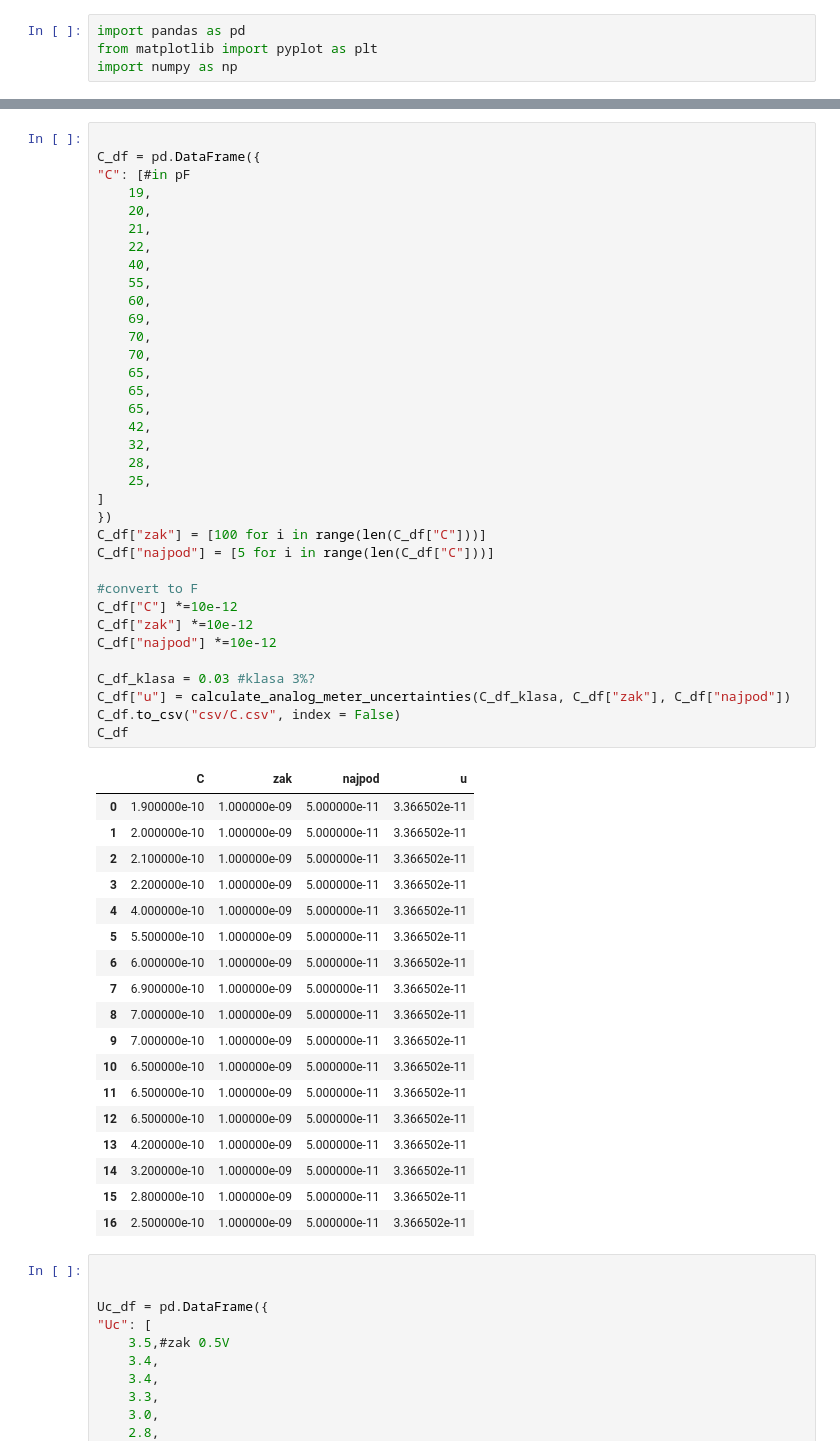
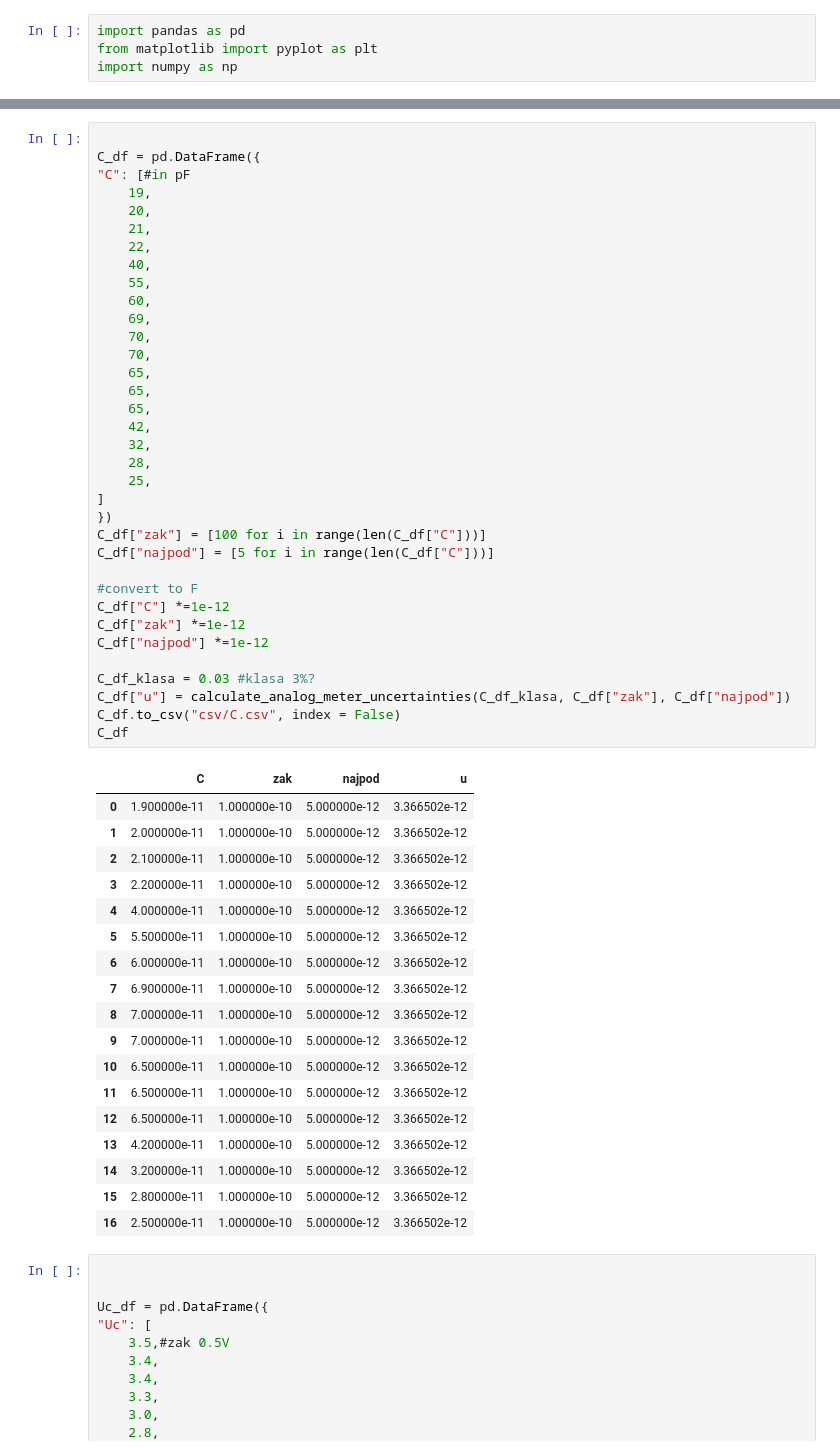
Before and after one commit to ficnawode/fizyka-pw-lab2-data-analysis, a Jupyter notebook: cw14/da.ipynb, the cells around one changed output, grey strips where cells are left out. Cells and saved outputs as stored; diff of their text form.

```diff
--- a/cw14/da.ipynb
+++ b/cw14/da.ipynb
@@ -76,53 +77,53 @@ C_df = pd.DataFrame({
     19,
     20,
     21,
     22,
     40,
     55,
     60,
     69,
     70,
     70,
     65,
     65,
     65,
     42,
     32,
     28,
     25,
 ]
 })
 C_df["zak"] = [100 for i in range(len(C_df["C"]))]
 C_df["najpod"] = [5 for i in range(len(C_df["C"]))]
 
 #convert to F
-C_df["C"] *=10e-12
-C_df["zak"] *=10e-12
-C_df["najpod"] *=10e-12
+C_df["C"] *=1e-12
+C_df["zak"] *=1e-12
+C_df["najpod"] *=1e-12
 
 C_df_klasa = 0.03 #klasa 3%?
 C_df["u"] = calculate_analog_meter_uncertainties(C_df_klasa, C_df["zak"], C_df["najpod"])
 C_df.to_csv("csv/C.csv", index = False)
 C_df
 # %% [output]
 |  | C | zak | najpod | u |
-| 0 | 1.900000e-10 | 1.000000e-09 | 5.000000e-11 | 3.366502e-11 |
-| 1 | 2.000000e-10 | 1.000000e-09 | 5.000000e-11 | 3.366502e-11 |
-| 2 | 2.100000e-10 | 1.000000e-09 | 5.000000e-11 | 3.366502e-11 |
-| 3 | 2.200000e-10 | 1.000000e-09 | 5.000000e-11 | 3.366502e-11 |
-| 4 | 4.000000e-10 | 1.000000e-09 | 5.000000e-11 | 3.366502e-11 |
-| 5 | 5.500000e-10 | 1.000000e-09 | 5.000000e-11 | 3.366502e-11 |
-| 6 | 6.000000e-10 | 1.000000e-09 | 5.000000e-11 | 3.366502e-11 |
-| 7 | 6.900000e-10 | 1.000000e-09 | 5.000000e-11 | 3.366502e-11 |
-| 8 | 7.000000e-10 | 1.000000e-09 | 5.000000e-11 | 3.366502e-11 |
-| 9 | 7.000000e-10 | 1.000000e-09 | 5.000000e-11 | 3.366502e-11 |
-| 10 | 6.500000e-10 | 1.000000e-09 | 5.000000e-11 | 3.366502e-11 |
-| 11 | 6.500000e-10 | 1.000000e-09 | 5.000000e-11 | 3.366502e-11 |
-| 12 | 6.500000e-10 | 1.000000e-09 | 5.000000e-11 | 3.366502e-11 |
-| 13 | 4.200000e-10 | 1.000000e-09 | 5.000000e-11 | 3.366502e-11 |
-| 14 | 3.200000e-10 | 1.000000e-09 | 5.000000e-11 | 3.366502e-11 |
-| 15 | 2.800000e-10 | 1.000000e-09 | 5.000000e-11 | 3.366502e-11 |
-| 16 | 2.500000e-10 | 1.000000e-09 | 5.000000e-11 | 3.366502e-11 |
+| 0 | 1.900000e-11 | 1.000000e-10 | 5.000000e-12 | 3.366502e-12 |
+| 1 | 2.000000e-11 | 1.000000e-10 | 5.000000e-12 | 3.366502e-12 |
+| 2 | 2.100000e-11 | 1.000000e-10 | 5.000000e-12 | 3.366502e-12 |
+| 3 | 2.200000e-11 | 1.000000e-10 | 5.000000e-12 | 3.366502e-12 |
+| 4 | 4.000000e-11 | 1.000000e-10 | 5.000000e-12 | 3.366502e-12 |
+| 5 | 5.500000e-11 | 1.000000e-10 | 5.000000e-12 | 3.366502e-12 |
+| 6 | 6.000000e-11 | 1.000000e-10 | 5.000000e-12 | 3.366502e-12 |
+| 7 | 6.900000e-11 | 1.000000e-10 | 5.000000e-12 | 3.366502e-12 |
+| 8 | 7.000000e-11 | 1.000000e-10 | 5.000000e-12 | 3.366502e-12 |
+| 9 | 7.000000e-11 | 1.000000e-10 | 5.000000e-12 | 3.366502e-12 |
+| 10 | 6.500000e-11 | 1.000000e-10 | 5.000000e-12 | 3.366502e-12 |
+| 11 | 6.500000e-11 | 1.000000e-10 | 5.000000e-12 | 3.366502e-12 |
+| 12 | 6.500000e-11 | 1.000000e-10 | 5.000000e-12 | 3.366502e-12 |
+| 13 | 4.200000e-11 | 1.000000e-10 | 5.000000e-12 | 3.366502e-12 |
+| 14 | 3.200000e-11 | 1.000000e-10 | 5.000000e-12 | 3.366502e-12 |
+| 15 | 2.800000e-11 | 1.000000e-10 | 5.000000e-12 | 3.366502e-12 |
+| 16 | 2.500000e-11 | 1.000000e-10 | 5.000000e-12 | 3.366502e-12 |
 # %%
 
 
```
Also changed, not shown: parts of 7 cells of this notebook, 12 other files.
